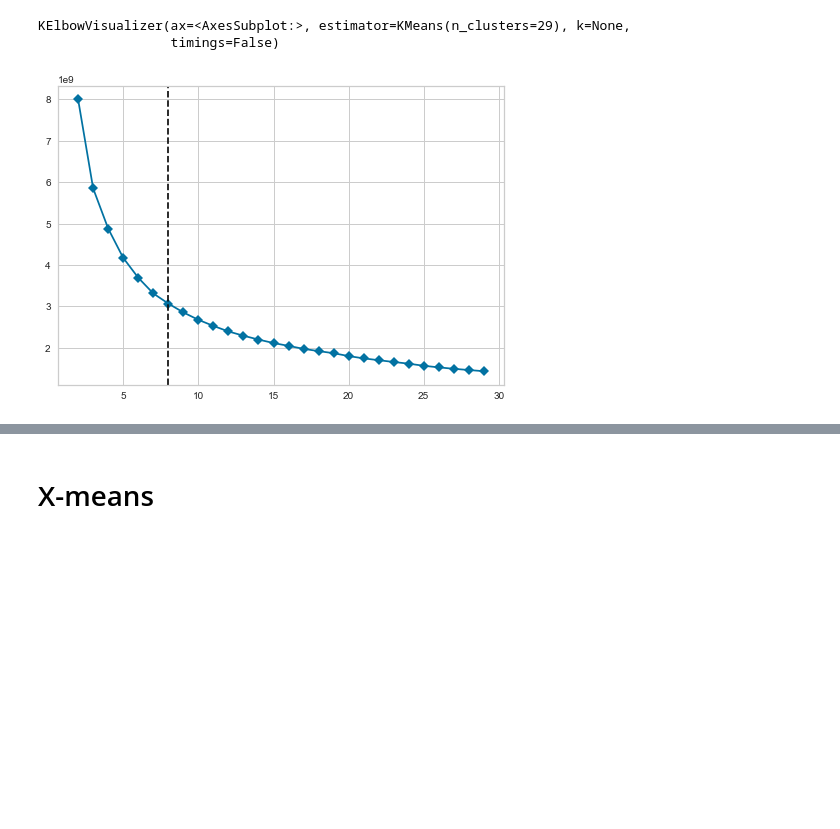
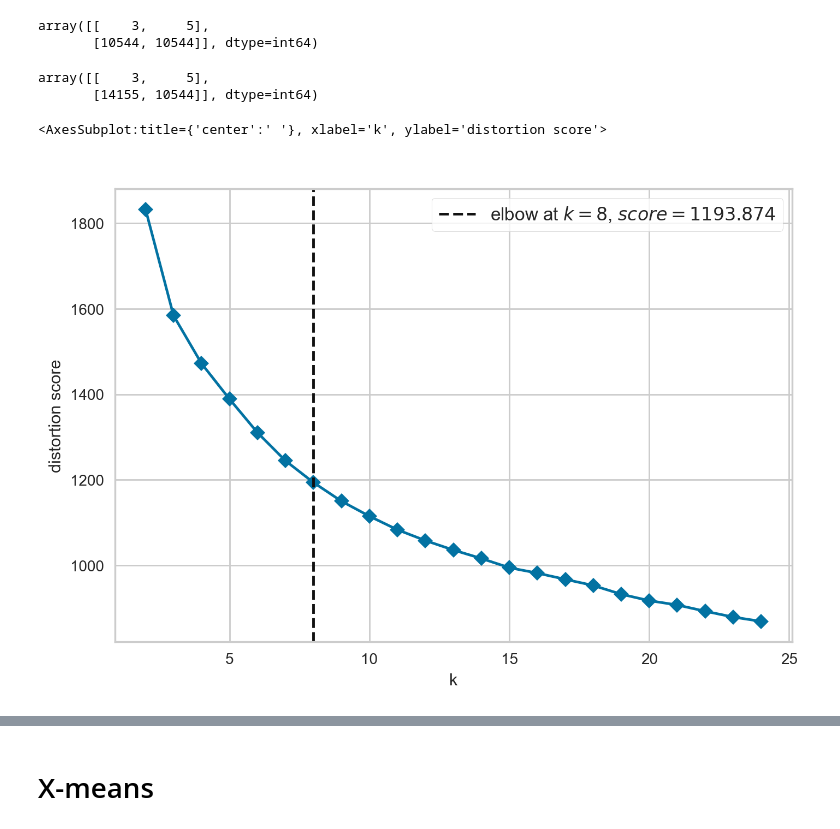
Before and after one commit to cri98li/Data-Mining-2-Project-ts-classification, a Jupyter notebook: Fase 4.2 Advanced Clustering.ipynb, the cells around one changed output, grey strips where cells are left out. Saved outputs shown, nothing was run; the diff lists cells and outputs as text; code cells hidden in the pictures; blank space fills up the shorter version.

```diff
--- a/Fase 4.2 Advanced Clustering.ipynb
+++ b/Fase 4.2 Advanced Clustering.ipynb
@@ -268,13 +278,13 @@ attributi = [
     "chroma_cqtstd"
 ]
 # %%
-from sklearn.preprocessing import StandardScaler
+from sklearn.preprocessing import StandardScaler, MinMaxScaler
 from imblearn.under_sampling import RandomUnderSampler
 from sklearn.preprocessing import RobustScaler
 
 X = df[attributi].values
 
-scaler = StandardScaler()
+scaler = MinMaxScaler()
 X_scaled = scaler.fit_transform(X)
 # %%
 y = df[class_name]
@@ -286,18 +296,34 @@ X_rus, y_rus = rus.fit_resample(X, y)
+# %%
+unique, counts = np.unique(y_rus, return_counts=True)
+
+
+np.asarray((unique, counts))
+# %% [output]
+array([[    3,     5],
+       [10544, 10544]], dtype=int64)
+# %%
+unique, counts = np.unique(y, return_counts=True)
+
+
+np.asarray((unique, counts))
+# %% [output]
+array([[    3,     5],
+       [14155, 10544]], dtype=int64)
 # %%
 from yellowbrick.cluster import KElbowVisualizer
 from sklearn.cluster import KMeans
 
 
 model = KMeans()
 visualizer = KElbowVisualizer(model, k=(2,25), timings=False, locate_elbow=True, title=" ")
 
 #Automatically find the “elbow” or “knee” which likely corresponds to the optimal value of k
 #using the “knee point detection algorithm”.
-visualizer.fit(X.squeeze())
+visualizer.fit(X_scaled.squeeze())
+visualizer.show(outpath="kelbow_KMeans_SSE.png")
 # %% [output]
-KElbowVisualizer(ax=<AxesSubplot:>, estimator=KMeans(n_clusters=29), k=None,
-                 timings=False)
+<AxesSubplot:title={'center':' '}, xlabel='k', ylabel='distortion score'>
-[figure, old version]
+[figure, new version]
 # %%
 from yellowbrick.cluster import KElbowVisualizer
 from sklearn.cluster import KMeans
```
Also changed, not shown: parts of 56 cells of this notebook.
